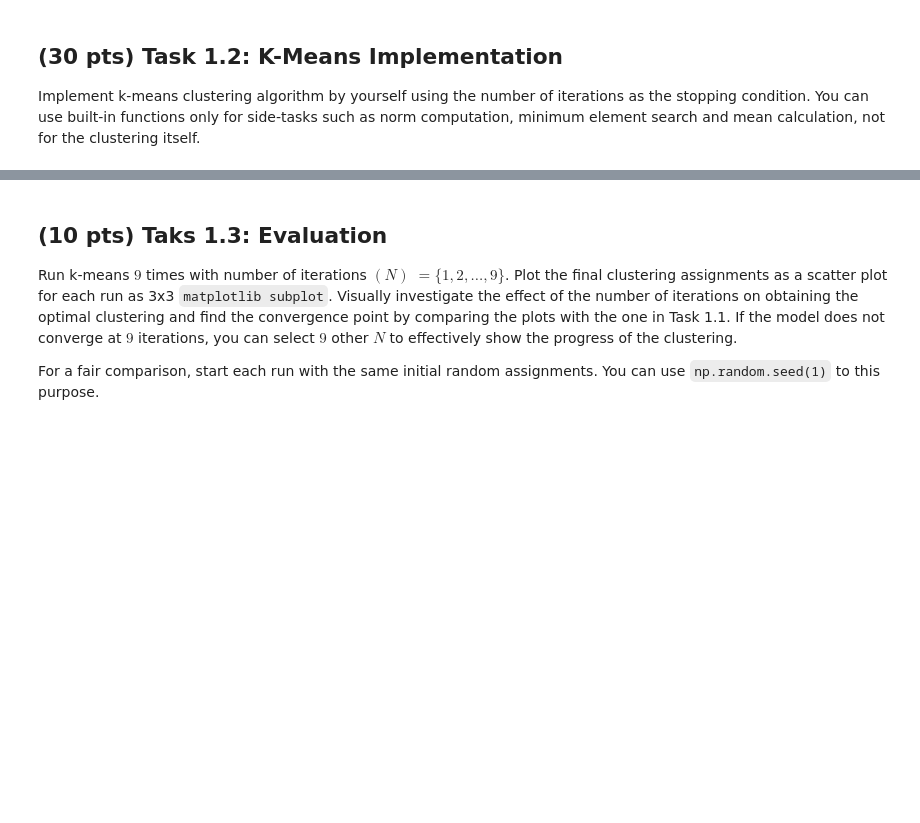
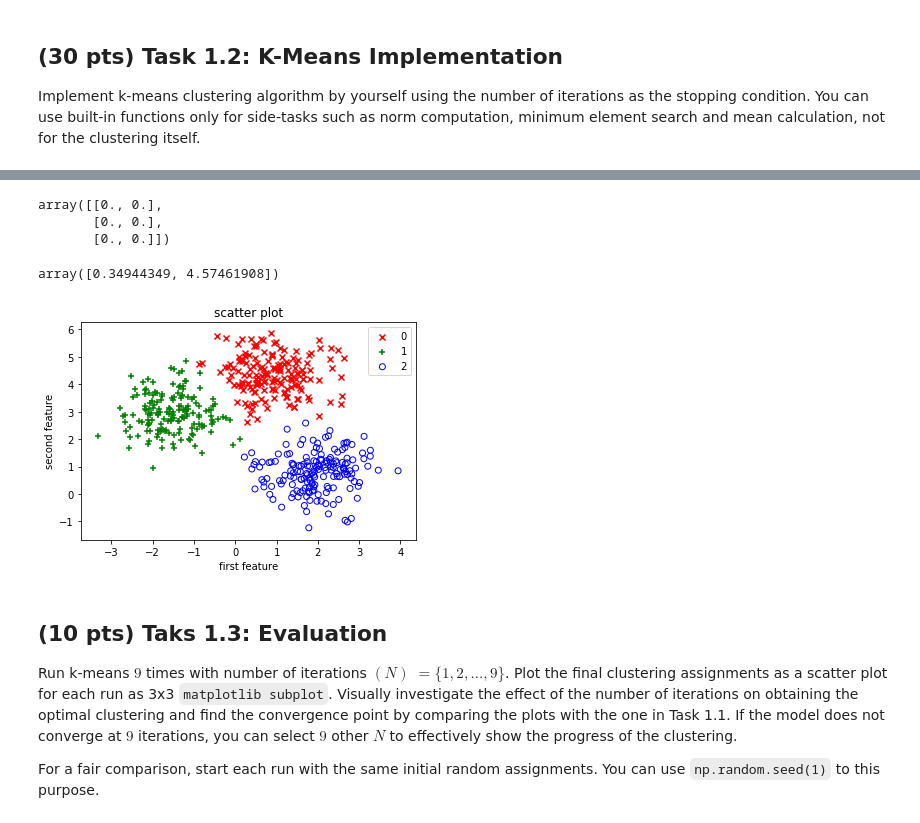
Before and after one commit to yavuzDemir21/Machine-Learning-Kmeans-PCA, a Jupyter notebook: SolnTemplate.ipynb, the cells around one changed output, grey strips where cells are left out. Cells and saved outputs as stored; diff of their text form; code cells hidden in the pictures; blank space fills up the shorter version.

```diff
--- a/SolnTemplate.ipynb
+++ b/SolnTemplate.ipynb
@@ -42,0 +103,2 @@ Implement k-means clustering algorithm by yourself using the number of iteration
+# %%
+for datum in
@@ -42,0 +107,3 @@ Implement k-means clustering algorithm by yourself using the number of iteration
+# %%
+def euclidian_dist(point1, point2):
+    return np.sqrt((point1[0]-point2[0])**2 + (point1[1]-point2[1])**2)
@@ -43,3 +116,47 @@ Implement k-means clustering algorithm by yourself using the number of iteration
+# %%
+np.zeros(shape=(3,2))
+# %% [output]
+array([[0., 0.],
+       [0., 0.],
+       [0., 0.]])
+# %%
+kmeans_data[np.random.choice(kmeans_data.shape[0], 1, replace=False)][0]
+# %% [output]
+array([0.34944349, 4.57461908])
+# %%
+def KMeans(k, kmeans_data, iterations):
+
+    clusters = np.zeros(shape=(k,2))
+
+
+    for i in range(k):
+        clusters[i] = kmeans_data[np.random.choice(kmeans_data.shape[0], 1, replace=False)][0]
+
+
+
+    new_labels = np.zeros(500)
+
+    for iteration in range(iterations):
+
+        for i, datum in enumerate(kmeans_data):
+            min_value = float('inf')
+            for c, cluster in enumerate(clusters):
+                cluster_dist = euclidian_dist(cluster, datum)
+                if min_value > cluster_dist:
+                    new_labels[i] = c
+                    min_value = cluster_dist
+
+        for i in range(k):
+            clusters[i] = [np.mean(kmeans_data[new_labels == i,0]), np.mean(kmeans_data[new_labels == i,1])]
+
+    return new_labels
+# %%
+new_labels = KMeans(3, kmeans_data, 9)
+# %%
+plotter(kmeans_data[:,0],kmeans_data[:,1], new_labels, \
+        'upper right', 'first feature', 'second feature', 'scatter plot')
+# %% [output]
+[figure, added]
 # %% [markdown]
 ## (10 pts) Taks 1.3: Evaluation
 
```
Also changed, not shown: parts of 13 cells of this notebook.
